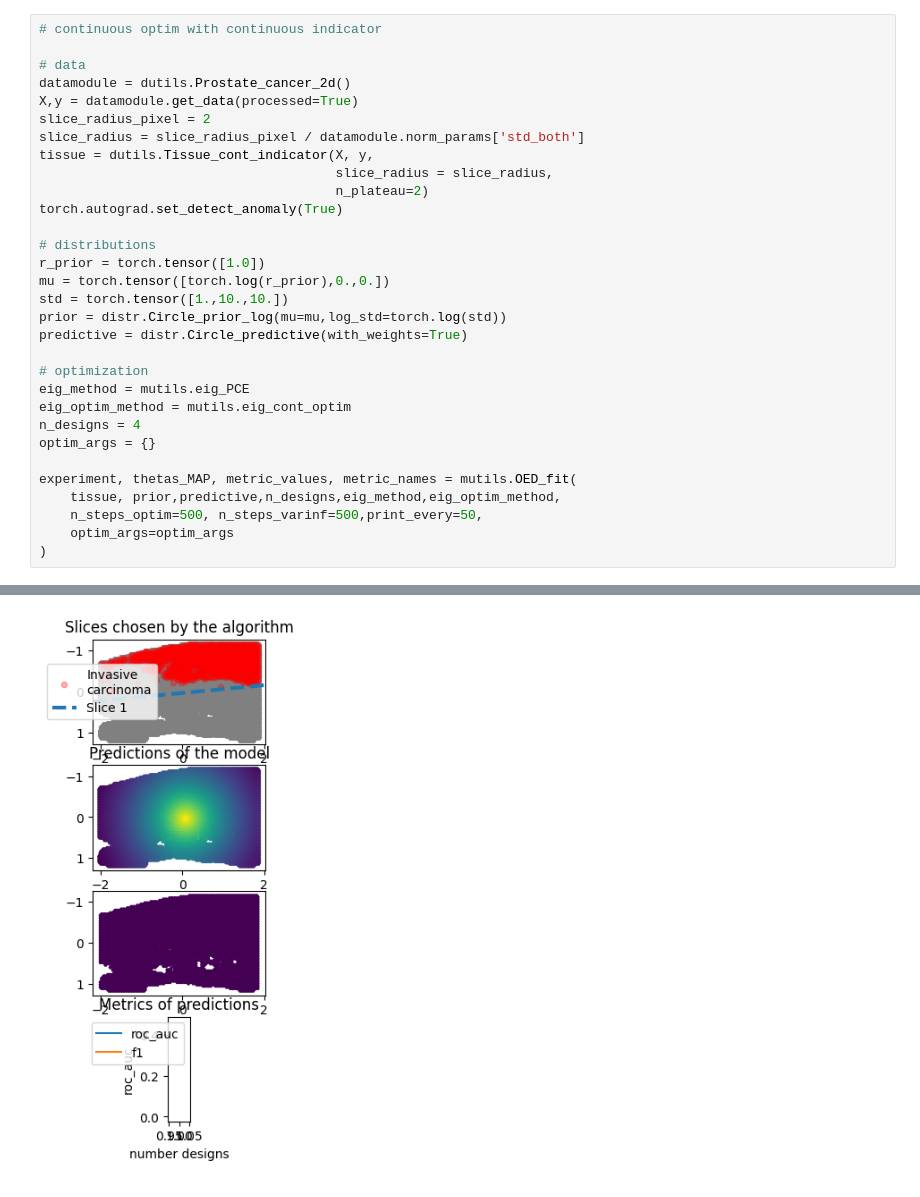
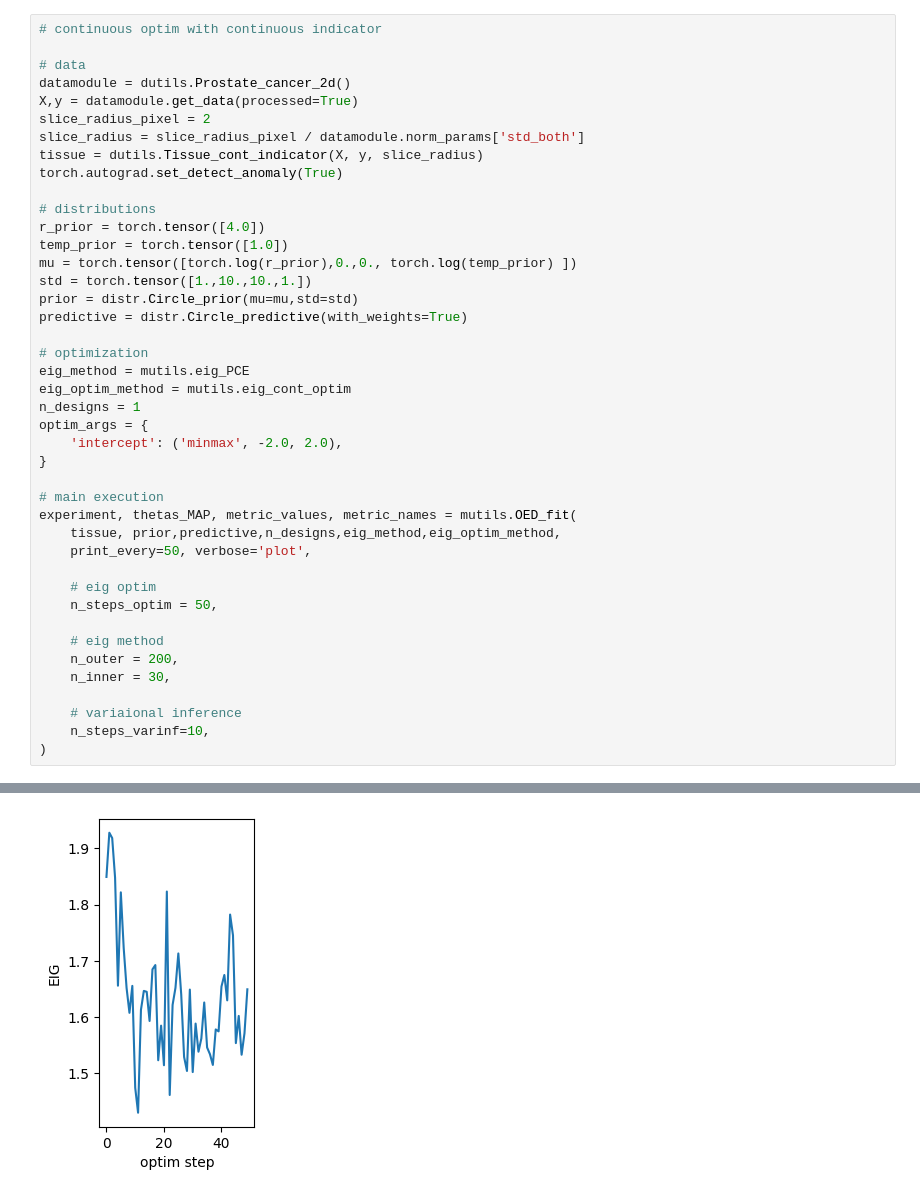
Before and after one commit to LeWaldm/OED, a Jupyter notebook: test_algos.ipynb, the cells around one changed output, grey strips where cells are left out. Drawn from its saved outputs; the diff is of its cells as text.

```diff
--- a/test_algos.ipynb
+++ b/test_algos.ipynb
@@ -99,28 +113,39 @@ datamodule = dutils.Prostate_cancer_2d()
 X,y = datamodule.get_data(processed=True)
 slice_radius_pixel = 2
 slice_radius = slice_radius_pixel / datamodule.norm_params['std_both']
-tissue = dutils.Tissue_cont_indicator(X, y,
-                                      slice_radius = slice_radius,
-                                      n_plateau=2)
+tissue = dutils.Tissue_cont_indicator(X, y, slice_radius)
 torch.autograd.set_detect_anomaly(True)
 
 # distributions
-r_prior = torch.tensor([1.0])
-mu = torch.tensor([torch.log(r_prior),0.,0.])
-std = torch.tensor([1.,10.,10.])
-prior = distr.Circle_prior_log(mu=mu,log_std=torch.log(std))
+r_prior = torch.tensor([4.0])
+temp_prior = torch.tensor([1.0])
+mu = torch.tensor([torch.log(r_prior),0.,0., torch.log(temp_prior) ])
+std = torch.tensor([1.,10.,10.,1.])
+prior = distr.Circle_prior(mu=mu,std=std)
 predictive = distr.Circle_predictive(with_weights=True)
 
 # optimization
 eig_method = mutils.eig_PCE
 eig_optim_method = mutils.eig_cont_optim
-n_designs = 4
-optim_args = {}
+n_designs = 1
+optim_args = {
+    'intercept': ('minmax', -2.0, 2.0),
+}
 
+# main execution
 experiment, thetas_MAP, metric_values, metric_names = mutils.OED_fit(
     tissue, prior,predictive,n_designs,eig_method,eig_optim_method,
-    n_steps_optim=500, n_steps_varinf=500,print_every=50,
-    optim_args=optim_args
+    print_every=50, verbose='plot',
+
+    # eig optim
+    n_steps_optim = 50,
+
+    # eig method
+    n_outer = 200,
+    n_inner = 30,
+
+    # variaional inference
+    n_steps_varinf=10,
 )
 # %% [output]
 [interactive output not drawn]
@@ -145,2 +154,2 @@ thetas_MAP: tensor([[-0.6245,  0.1044,  0.0887]], grad_fn=<ViewBackward0>)
 [interactive output not drawn]
-[figure, old version]
+[figure, new version]
```
Also changed, not shown: parts of 4 cells of this notebook, 7 other files.
